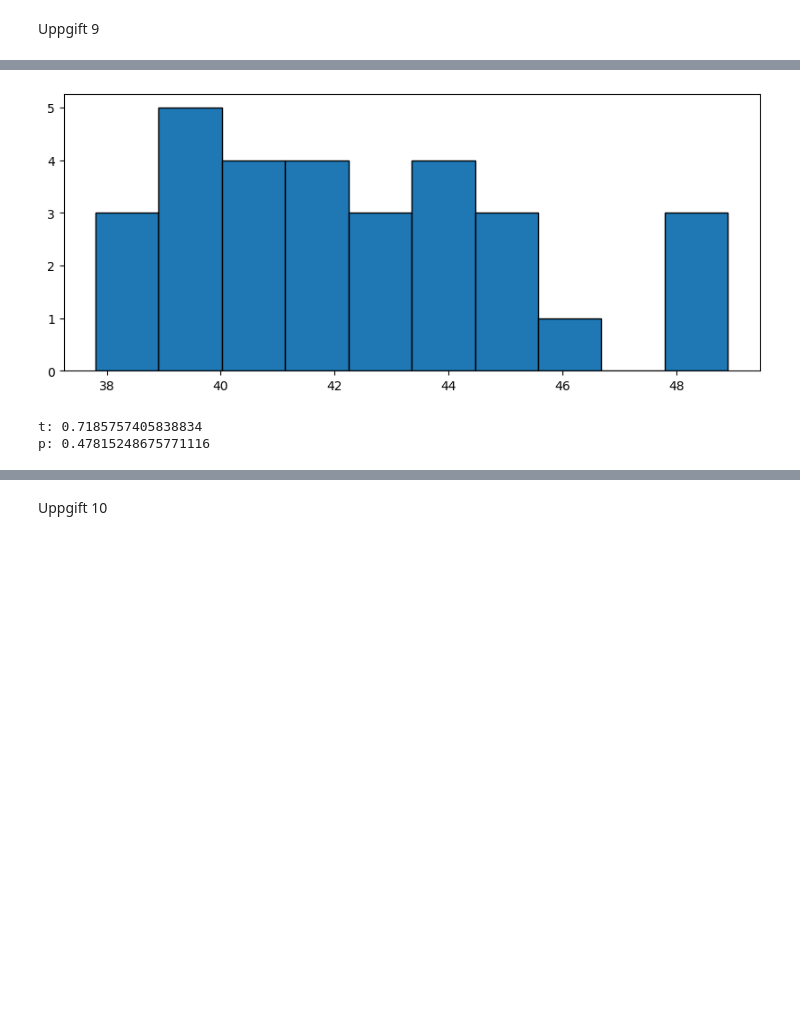
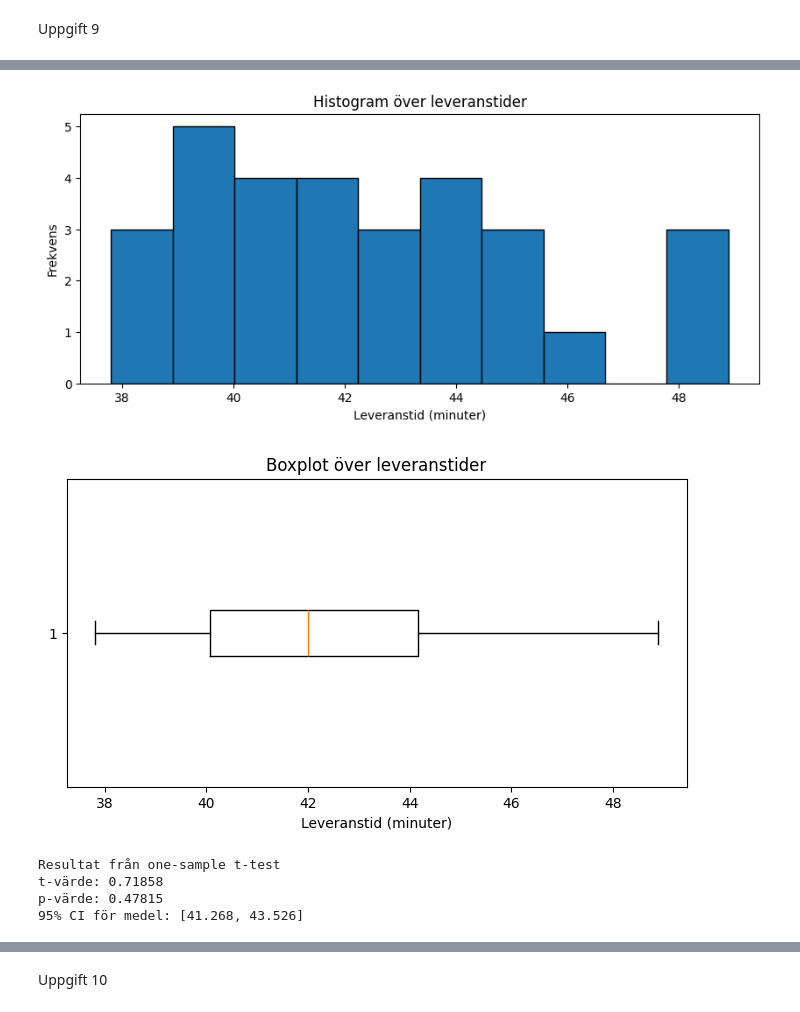
Before and after one commit to WisamHmedi/Labb-1---Grupp-40, a Jupyter notebook: labb1.ipynb, the cells around one changed output, grey strips where cells are left out. Cells and saved outputs as stored; diff of their text form; code cells hidden in the pictures; blank space fills up the shorter version.

```diff
--- a/labb1.ipynb
+++ b/labb1.ipynb
@@ -68,32 +88,72 @@ Värdet 1 avviker tydligt från resten och kan ses som en möjlig avvikande obse
 Uppgift 9
 # %%
 import numpy as np
+import matplotlib.pyplot as plt
 from scipy import stats
-import matplotlib.pyplot as plt
 
+# Uppgift 9
 gruppnummer = 40
-
 rng = np.random.default_rng(gruppnummer)
 
-loc = 42 + (gruppnummer % 7 - 3) * 0.5
-scale = 4.5 + (gruppnummer % 5 - 2) * 0.3
+loc_bas = 42.0
+loc = loc_bas + (gruppnummer % 7 - 3) * 0.5
+
+scale_bas = 4.5
+scale = scale_bas + (gruppnummer % 5 - 2) * 0.3
 scale = max(scale, 1.0)
 
 leveranstider = rng.normal(loc=loc, scale=scale, size=30)
 leveranstider = np.round(leveranstider, 1)
-leveranstider = np.clip(leveranstider, 1.0, None)
+leveranstider = np.clip(leveranstider, a_min=1.0, a_max=None)
 
-print("Medel:", np.mean(leveranstider))
-print("Median:", np.median(leveranstider))
-print("Std:", np.std(leveranstider, ddof=1))
+print("Leveranstider:")
+print(leveranstider)
+print()
 
-plt.figure(figsize=(10,4))
-plt.hist(leveranstider, edgecolor='black')
+print("Datatyp:", type(leveranstider))
+print("Antal observationer:", len(leveranstider))
+print("Medelvärde:", round(np.mean(leveranstider), 3))
+print("Median:", round(np.median(leveranstider), 3))
+print("Standardavvikelse:", round(np.std(leveranstider, ddof=1), 3))
+print("Min:", np.min(leveranstider))
+print("Max:", np.max(leveranstider))
+
+# Diagram 1: histogram
+plt.figure(figsize=(10, 4))
+plt.hist(leveranstider, edgecolor="black")
+plt.title("Histogram över leveranstider")
+plt.xlabel("Leveranstid (minuter)")
+plt.ylabel("Frekvens")
 plt.grid(False)
 plt.show()
 
-t, p = stats.ttest_1samp(leveranstider, 42)
+# Diagram 2: boxplot
+plt.figure(figsize=(8, 4))
+plt.boxplot(leveranstider, vert=False)
+plt.title("Boxplot över leveranstider")
+plt.xlabel("Leveranstid (minuter)")
+plt.grid(False)
+plt.show()
 
-print("t:", t)
-print("p:", p)
+# Hypotetiskt populationsmedelvärde
+mu0 = 42
+
+# One-sample t-test
+t_stat, p_val = stats.ttest_1samp(leveranstider, popmean=mu0)
+
+# 95 % konfidensintervall för medelvärdet
+n = len(leveranstider)
+mean_9 = np.mean(leveranstider)
+std_9 = np.std(leveranstider, ddof=1)
+se_9 = std_9 / np.sqrt(n)
+t_critical_9 = stats.t.ppf(0.975, df=n-1)
+
+ci_low_9 = mean_9 - t_critical_9 * se_9
+ci_high_9 = mean_9 + t_critical_9 * se_9
+
+print()
+print("Resultat från one-sample t-test")
+print("t-värde:", round(t_stat, 5))
+print("p-värde:", round(p_val, 5))
+print(f"95% CI för medel: [{ci_low_9:.3f}, {ci_high_9:.3f}]")
 # %% [output]
@@ -103,3 +172,6 @@ Std: 3.0235265243880636
-[figure, old version]
+[figure, new version]
+[figure, added]
-t: 0.7185757405838834
-p: 0.47815248675771116
+Resultat från one-sample t-test
+t-värde: 0.71858
+p-värde: 0.47815
+95% CI för medel: [41.268, 43.526]
```
Also changed, not shown: parts of 10 cells of this notebook.
